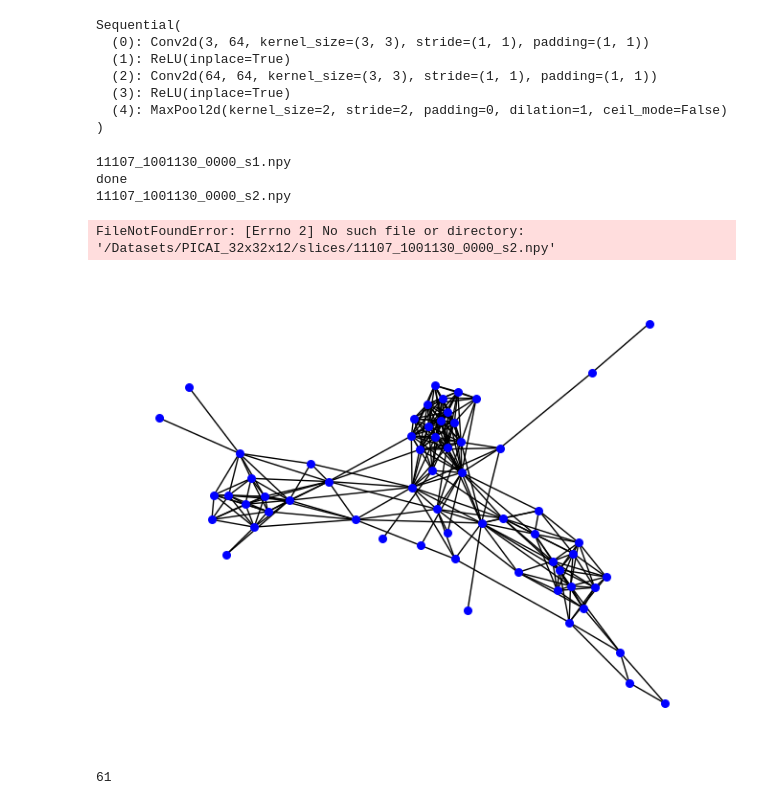
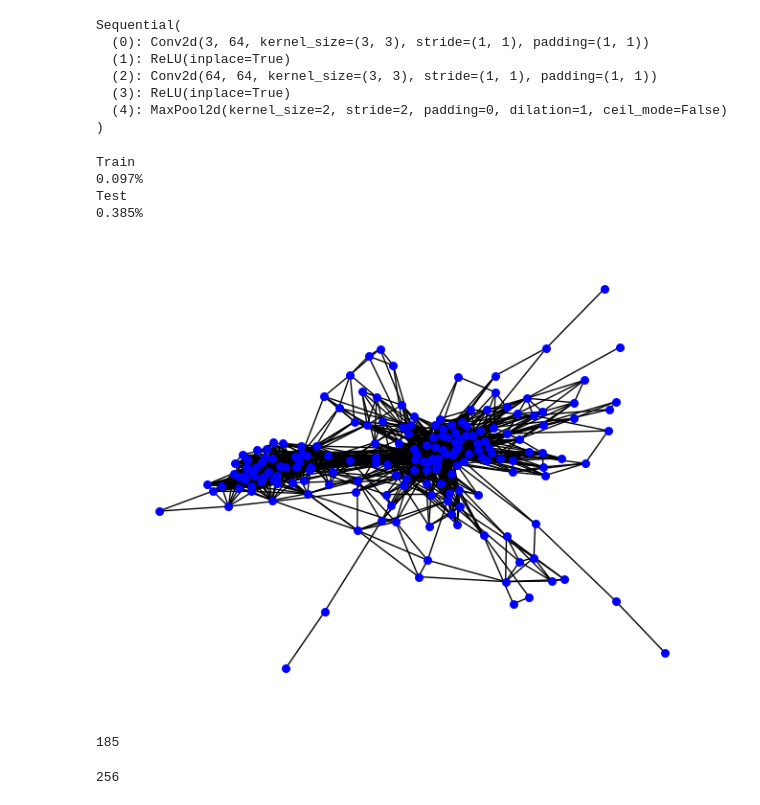
Before and after one commit to edwardsandoval26/prostate_graphs, a Jupyter notebook: Graph_Computation.ipynb, the cells around one changed output. Cells and saved outputs as stored; diff of their text form; code cells hidden in the pictures.

```diff
--- a/Graph_Computation.ipynb
+++ b/Graph_Computation.ipynb
@@ -17,8 +17,11 @@ import numpy as np
 # %%
 #Read information json:
 PATH_JSON_INFO = '/Datasets/PICAI_olmos/info-12x32x32.json'
+PATH_PICAI_folds = "/Datasets/PICAI_olmos/picai_folds_indexes.json"
 PATH_SLICES = '/Datasets/PICAI_32x32x12/slices/' # Format -> idPatient_000i_sj.npy
                                                  # Where i = [0,1,2] and j = [1,2,3]
+with open(PATH_PICAI_folds, 'r') as f:
+    idxs = json.load(f)
 
 with open(PATH_JSON_INFO, 'r') as f:   # -> case_ISUP is the label
     info = json.load(f)
@@ -88,3 +58,6 @@ dataloader = DataLoader(dataset, batch_size=1, shuffle=False)
+# %%
+idxs_train = idxs["Fold_0_train"]
+idxs_val = idxs["Fold_0_val"]
 # %%
 # Load pretrained CNN model
 cnn_model = vgg19(pretrained=True)#.to(device)
@@ -116,7 +112,7 @@ def create_graph_from_features(features):
     similarity_matrix = cosine_similarity(features)
 
     #Define the threshold to preserve 25% of the similarity matrix
-    threshold = np.percentile(similarity_matrix, 85)
+    threshold = np.percentile(similarity_matrix, 90)
 
     for i in range(num_nodes):
         for j in range(i + 1, num_nodes):
@@ -132,40 +128,57 @@ def create_graph_from_features(features):
     G.remove_nodes_from(nodes_to_remove)
 
     return G
-
-graphs = []
-labels = []
-i = 0
-
-for image, idPatient in dataloader:
-    with torch.no_grad():
-        #Change image to float tensor
-        image = image.type(torch.FloatTensor)#.to(device)
-        features = cnn_model(image).squeeze()
-        #Vectorize the last two axis
-        break
-        features = features.view(features.size(0), -1).cpu().numpy()
-        graph = create_graph_from_features(features)
-        graphs.append(graph)
-        labels.append(info[idPatient[0]]['case_ISUP'])
-        break
-# %% [output]
-11107_1001130_0000_s1.npy
-done
-11107_1001130_0000_s2.npy
-FileNotFoundError: [Errno 2] No such file or directory: '/Datasets/PICAI_32x32x12/slices/11107_1001130_0000_s2.npy'
+# %%
+import sys
+
+def compute_graphs(indexes):
+    graphs = []
+    labels = []
+    total = len(indexes)
+    i = 0
+    for key in indexes:
+        for slice_idx in range(3):
+            features_si = compute_features_per_slice(key,slice_idx)
+            #Squeeze the first axis
+            features_si = features_si.squeeze(0)
+            #Vectorize the last 2 axis
+            features_si = features_si.view(features_si.shape[0], -1).cpu().detach().numpy()
+            graph = create_graph_from_features(features_si)
+
+            graphs.append(graph)
+            labels.append(info[key]['case_ISUP'])
+        i += 1
+        sys.stdout.write(f"\r{round(i/total*100,3)}%")
+        break
+    return graphs, labels
+
+print("Train")
+graphs_train, labels_train = compute_graphs(idxs_train)
+print("")
+print("Test")
+graphs_val, labels_val = compute_graphs(idxs_val)
+# %% [output]
+Train
+0.097%
+Test
+0.385%
 # %%
 #Plot the graph
 
 import matplotlib.pyplot as plt
-
+i=0
 def plot_graph(graph):
     pos = nx.spring_layout(graph)
     nx.draw(graph, pos, with_labels=False, node_size=30, node_color='blue')
     plt.show()
 
-plot_graph(graphs[i])
-print(len(graphs[i].nodes))
+plot_graph(graphs_train[i])
+print(len(graphs_train[i].nodes))
 # %% [output]
-[figure, old version]
+[figure, new version]
-61
+185
+# %%
+#Check the dimension of one node feature
+print(len(graphs_train[i].nodes[0]['feature']))
+# %% [output]
+256
```
Also changed, not shown: parts of 8 cells of this notebook, 2 other files.
